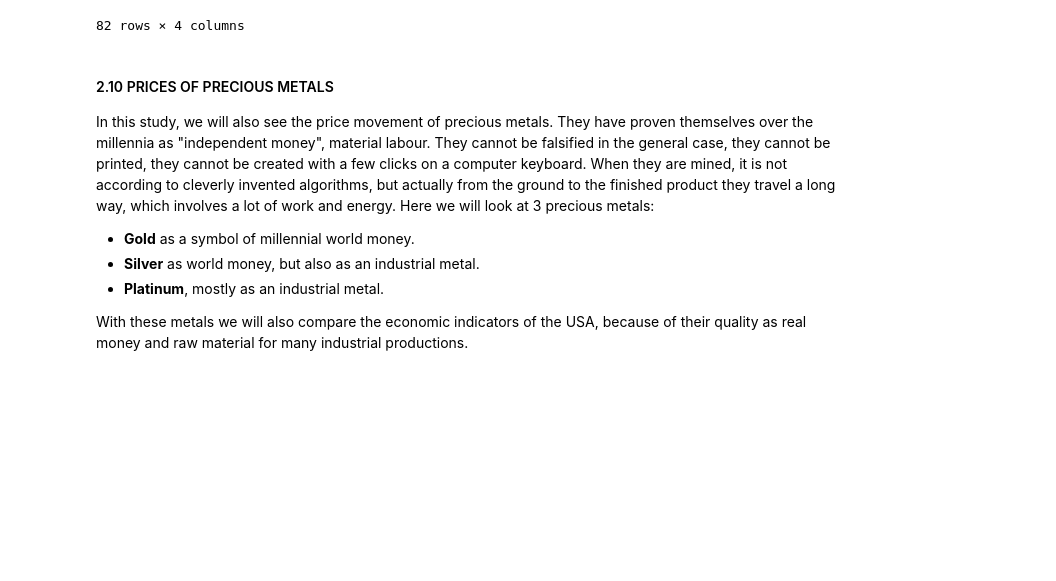
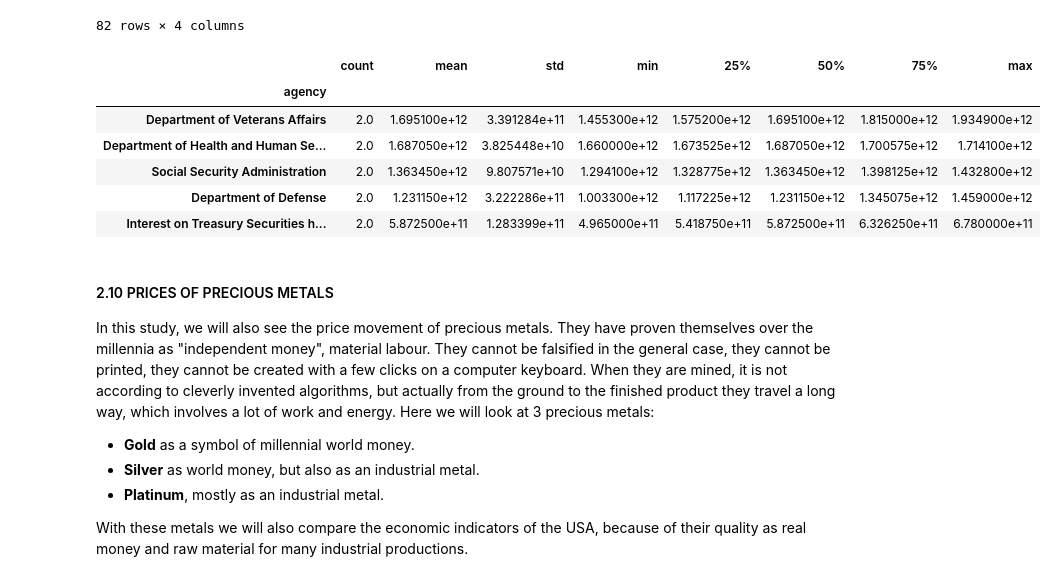
Before and after one commit to Engineer194/Macroeconomic-Analysis-of-the-US-Economy---Part-1, a Jupyter notebook: DATA_Project_v.1.ipynb, the cells around one changed output. Cells and saved outputs as stored; diff of their text form; code cells hidden in the pictures; blank space fills up the shorter version.

```diff
--- a/DATA_Project_v.1.ipynb
+++ b/DATA_Project_v.1.ipynb
@@ -560,21 +560,29 @@ budget_filtered
 82 rows × 4 columns
 # %%
 # Изчисляване на сумарния net_cost за всяка категория в agency
-# sum_net_cost = filtered_budget.groupby('agency')['net_cost'].sum()
+sum_net_cost = budget_filtered.groupby('agency')['net_cost'].sum()
 
-# Избиране на първите 7 категории с най-голям net_cost
-# top_7_agencies = sum_net_cost.nlargest(7).index
+# Избиране на първите 5 категории с най-голям net_cost
+top_5_agencies = sum_net_cost.nlargest(5).index
 
-# Филтриране на данните за тези 7 категории
-# top_7_data = filtered_budget[filtered_budget['agency'].isin(top_7_agencies)]
+# Филтриране на данните за тези 5 категории
+top_5_data = budget_filtered[budget_filtered['agency'].isin(top_5_agencies)]
 
-# Групиране и изчисляване на описателната статистика за колоната net_cost за топ 7 категориите
-# desc_stats = top_7_data.groupby('agency')['net_cost'].describe()
+# Групиране и изчисляване на описателната статистика за колоната net_cost за топ 5 категориите
+desc_stats = top_5_data.groupby('agency')['net_cost'].describe()
 
 # Показване само на първите 5 агенции с най-голям net_cost
-# desc_stats_top_5 = desc_stats.nlargest(5, 'mean')
+desc_stats_top_5 = desc_stats.nlargest(5, 'mean')
 
-# desc_stats_top_5
+desc_stats_top_5
+# %% [output]
+|  | count | mean | std | min | 25% | 50% | 75% | max |
+| agency |  |  |  |  |  |  |  |  |
+| Department of Veterans Affairs | 2.0 | 1.695100e+12 | 3.391284e+11 | 1.455300e+12 | 1.575200e+12 | 1.695100e+12 | 1.815000e+12 | 1.934900e+12 |
+| Department of Health and Human Se... | 2.0 | 1.687050e+12 | 3.825448e+10 | 1.660000e+12 | 1.673525e+12 | 1.687050e+12 | 1.700575e+12 | 1.714100e+12 |
+| Social Security Administration | 2.0 | 1.363450e+12 | 9.807571e+10 | 1.294100e+12 | 1.328775e+12 | 1.363450e+12 | 1.398125e+12 | 1.432800e+12 |
+| Department of Defense | 2.0 | 1.231150e+12 | 3.222286e+11 | 1.003300e+12 | 1.117225e+12 | 1.231150e+12 | 1.345075e+12 | 1.459000e+12 |
+| Interest on Treasury Securities h... | 2.0 | 5.872500e+11 | 1.283399e+11 | 4.965000e+11 | 5.418750e+11 | 5.872500e+11 | 6.326250e+11 | 6.780000e+11 |
 # %% [markdown]
 #### 2.10 PRICES OF PRECIOUS METALS
 
```
